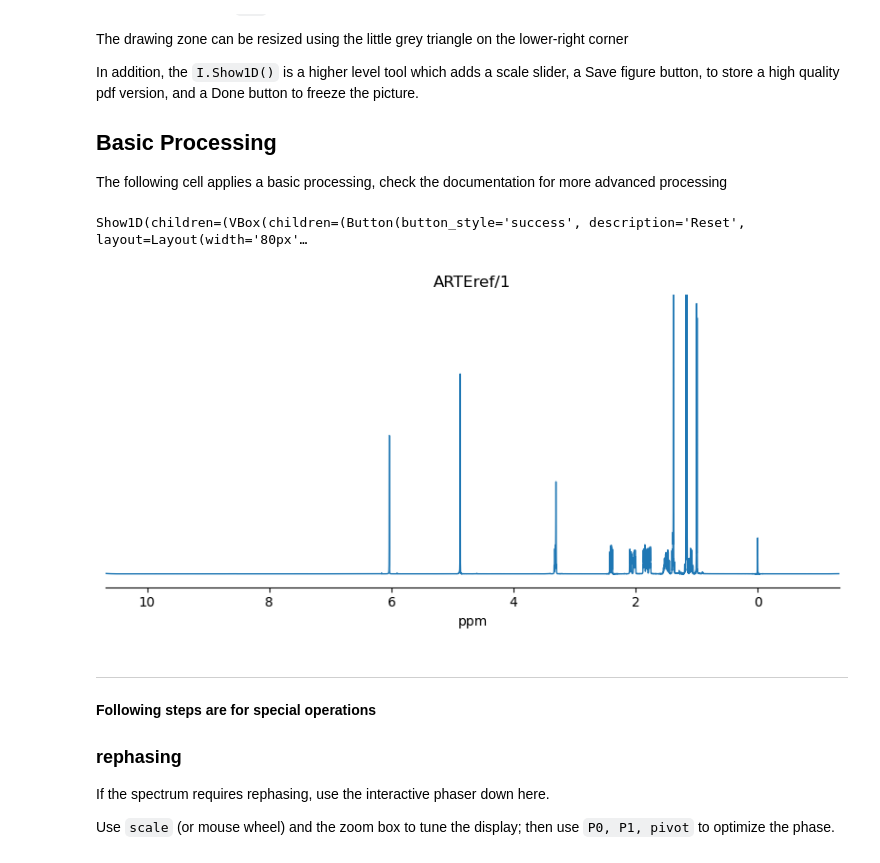
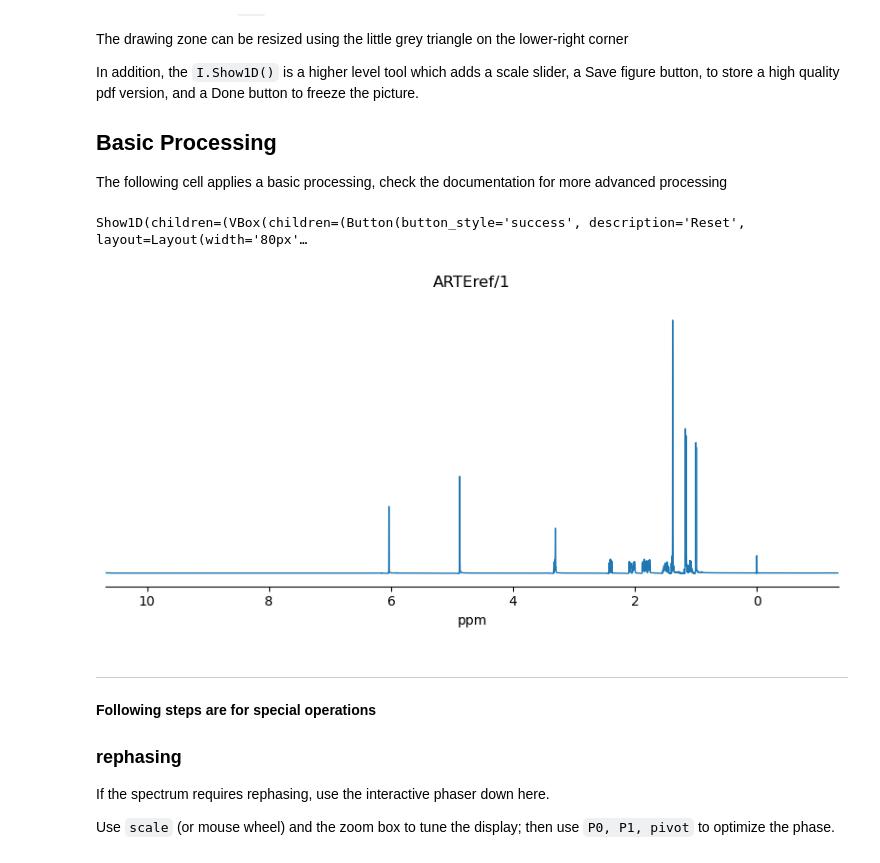
Before and after one commit to spike-project/spike, a Jupyter notebook: Notebooks/Proc1DNMR.ipynb, the cells around one changed output. Cells and saved outputs as stored; diff of their text form; code cells hidden in the pictures.

```diff
--- a/Notebooks/Proc1DNMR.ipynb
+++ b/Notebooks/Proc1DNMR.ipynb
@@ -139,16 +139,16 @@ I.popup_param_table(d1)
 # %%
 # Basic Processing
 LB = 0.3                        # you can adapt LB to your means, in Hz
 D1 = d1.copy()                  # copy the imported data-set to another object for processing
 D1.center().apod_em(LB).zf(4).ft_sim()  # chaining   centering - apodisation - zerofill - FT
-D1.bk_corr().apmin()            #  Bruker DSP correction - autophase
-# D1.bk_pk()                    #  alternatively from previous line:  stored Bruker correction
+#D1.bk_corr().apmin()            #  Bruker DSP correction - autophase
+D1.bk_pk()                    #  alternatively from previous line:  stored Bruker correction
 D1.set_unit('ppm')              # set to ppm unit ('Hz' and 'point' also available)
                                 # all Spike command can be pipelined at will - these lines could be piped as one.
 I.Show1D(D1, title=FC.nmrname)  #  and display
 # %% [output]
 Show1D(children=(VBox(children=(Button(button_style='success', description='Reset', layout=Layout(width='80px'…
-[figure, old version]
+[figure, new version]
 # %% [markdown]
 <hr/>
 
```
Also changed, not shown: parts of 11 cells of this notebook, 9 other files.
